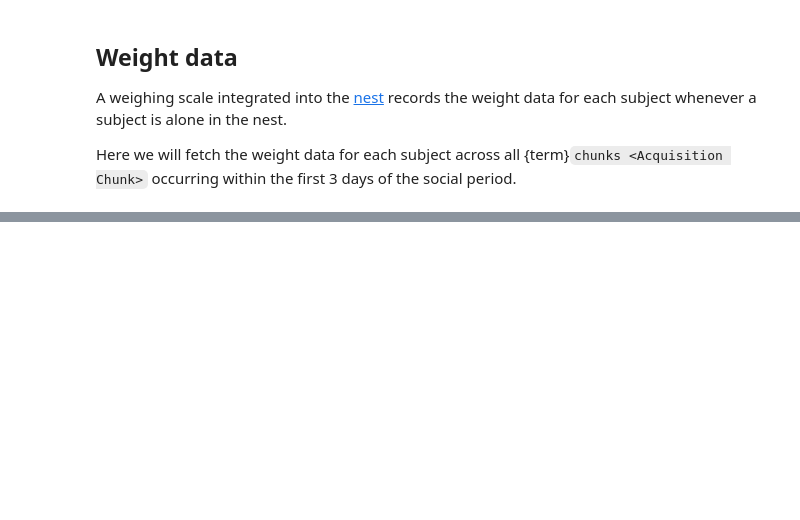
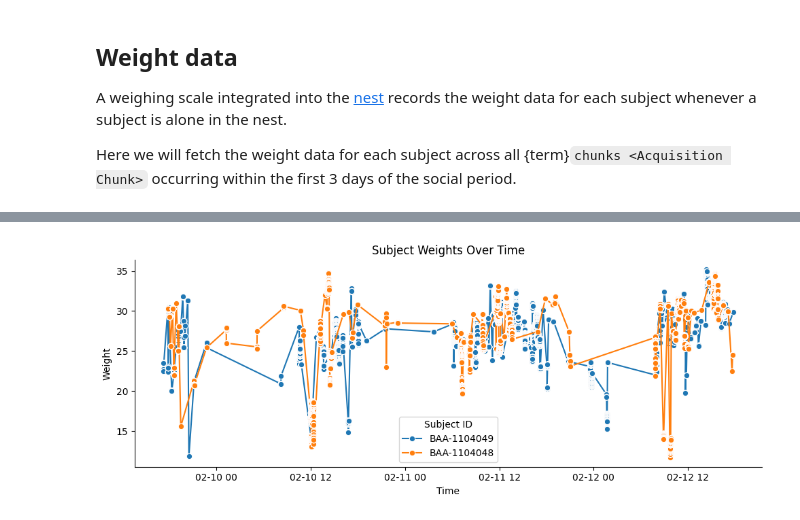
Before and after one commit to SainsburyWellcomeCentre/aeon_mecha, a Jupyter notebook: docs/examples/dj_fetching_data.ipynb, the cells around one changed output, grey strips where cells are left out. Saved outputs shown, nothing was run; the diff lists cells and outputs as text; code cells hidden in the pictures; blank space fills up the shorter version.

```diff
--- a/docs/examples/dj_fetching_data.ipynb
+++ b/docs/examples/dj_fetching_data.ipynb
@@ -710,0 +740,20 @@ weight_df
+# %%
+plt.figure(figsize=(10, 4))
+sns.lineplot(
+    data=df,
+    x="timestamps",
+    y="weight",
+    hue="subject_id",
+    marker="o",
+    linewidth=1.5,
+    markers=True,
+)
+plt.title("Subject Weights Over Time")
+plt.xlabel("Time")
+plt.ylabel("Weight")
+plt.legend(title="Subject ID")
+sns.despine()
+plt.tight_layout()
+plt.show()
+# %% [output]
+[figure, added]
```
Also changed, not shown: parts of 6 cells of this notebook.
